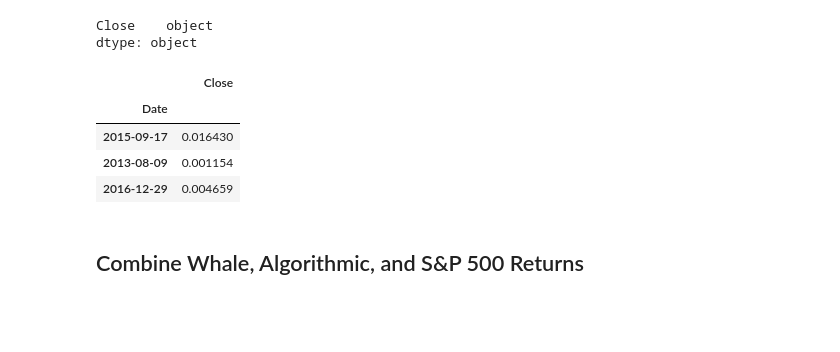
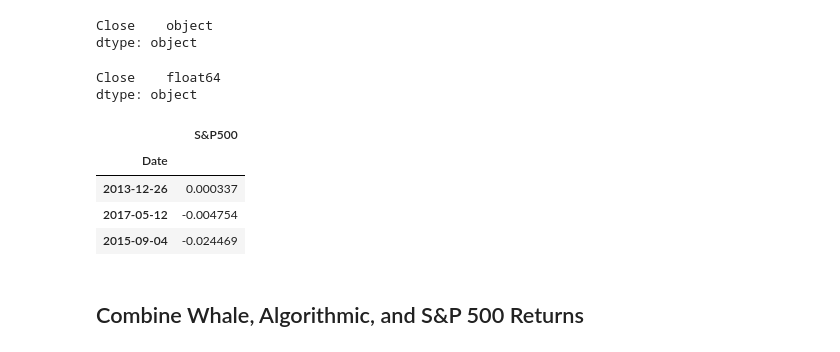
Before and after one commit to jackdavis185/Portfolio_Analysis, a Jupyter notebook: Starter_Code/whale_analysis.ipynb, the cells around one changed output. Cells and saved outputs as stored; diff of their text form; code cells hidden in the pictures; blank space fills up the shorter version.

Commit message:
combined returns and performed performance analysis

```diff
--- a/Starter_Code/whale_analysis.ipynb
+++ b/Starter_Code/whale_analysis.ipynb
@@ -96,6 +96,10 @@ dtype: object
 # %%
 # Fix Data Types
 sp500_prices["Close"] = sp500_prices["Close"].str.replace("$", "", regex = False).astype("float")
+sp500_prices.dtypes
+# %% [output]
+Close    float64
+dtype: object
 # %%
 # Calculate Daily Returns
 sp500_returns = sp500_prices.pct_change()
@@ -104,14 +108,14 @@ sp500_returns = sp500_prices.pct_change()
 sp500_returns = sp500_returns.dropna().copy()
 # %%
 # Rename `Close` Column to be specific to this portfolio.
-sp500_returns = sp500_returns.rename(columns = {"Date": "S&P500"}).copy()
+sp500_returns = sp500_returns.rename(columns = {"Close": "S&P500"}).copy()
 sp500_returns.sample(3)
 # %% [output]
-|  | Close |
+|  | S&P500 |
 | Date |  |
-| 2015-09-17 | 0.016430 |
-| 2013-08-09 | 0.001154 |
-| 2016-12-29 | 0.004659 |
+| 2013-12-26 | 0.000337 |
+| 2017-05-12 | -0.004754 |
+| 2015-09-04 | -0.024469 |
 # %% [markdown]
 ## Combine Whale, Algorithmic, and S&P 500 Returns
 # %%
```
Also changed, not shown: parts of 7 cells of this notebook.
